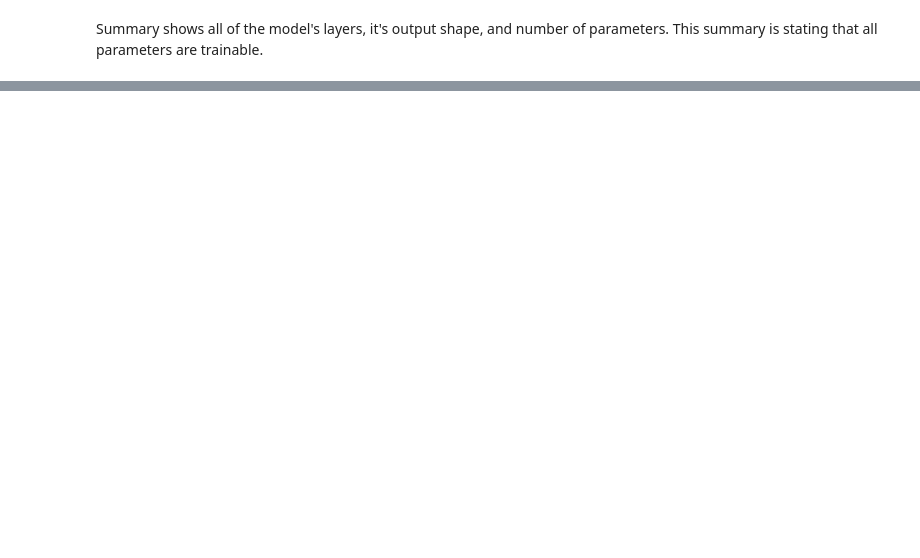
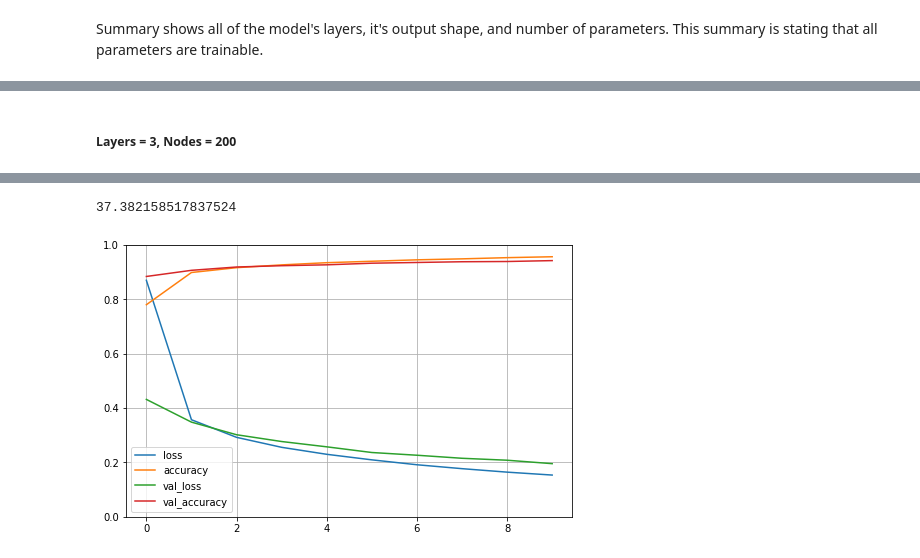
Before and after one commit to erinmcmahon26/MNIST-Digit-Recognizer, a Jupyter notebook: Digit_Recognizer_NN.ipynb, the cells around one changed output, grey strips where cells are left out. Cells and saved outputs as stored; diff of their text form; code cells hidden in the pictures; blank space fills up the shorter version.

```diff
--- a/Digit_Recognizer_NN.ipynb
+++ b/Digit_Recognizer_NN.ipynb
@@ -132,0 +207,22 @@ keras.utils.plot_model(model, show_shapes=True)
+# %%
+def model_metrics(model, x, y):
+  start = time.time()
+  model.compile(loss='sparse_categorical_crossentropy', optimizer='sgd', metrics=['accuracy'])
+  history = model.fit(x_train, y_train, epochs=10, validation_split=0.1)
+  end = time.time()
+  totaltime = end - start
+  pd.DataFrame(history.history).plot(figsize=(8,5))
+  plt.grid(True)
+  plt.gca().set_ylim(0,1)
+  return totaltime
+  return history
+  return plt.show()
+# %% [markdown]
+##### Layers = 3, Nodes = 200
+# %%
+model_a = Sequential([keras.layers.Flatten(input_shape=[28,28]),
+                    keras.layers.Dense(200, activation='relu'),
+                    keras.layers.Dense(100, activation='relu'),
+                    keras.layers.Dense(10, activation='softmax')])
+model_metrics(model_a, x_train, y_train)
+# %% [output]
@@ -132,0 +249,2 @@ keras.utils.plot_model(model, show_shapes=True)
+37.382158517837524
+[figure, added]
```
Also changed, not shown: parts of 41 cells of this notebook.
